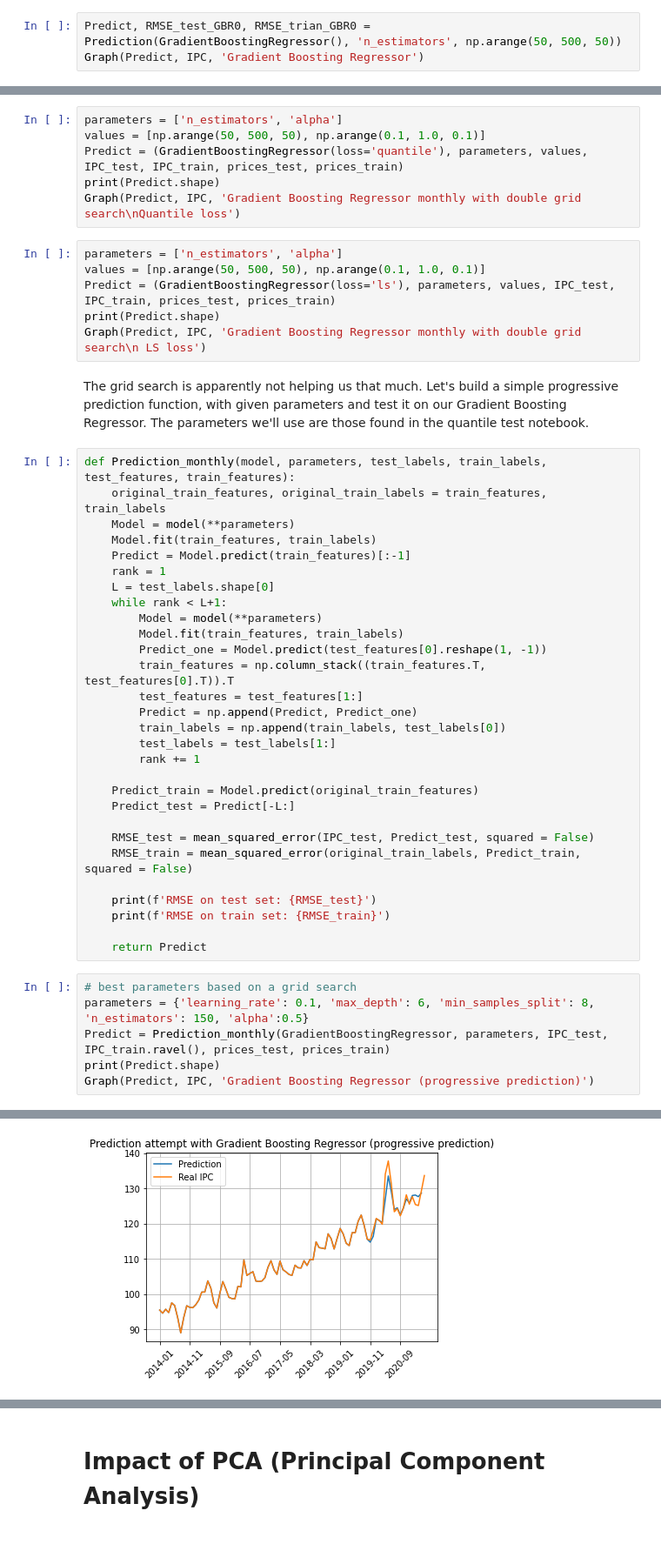
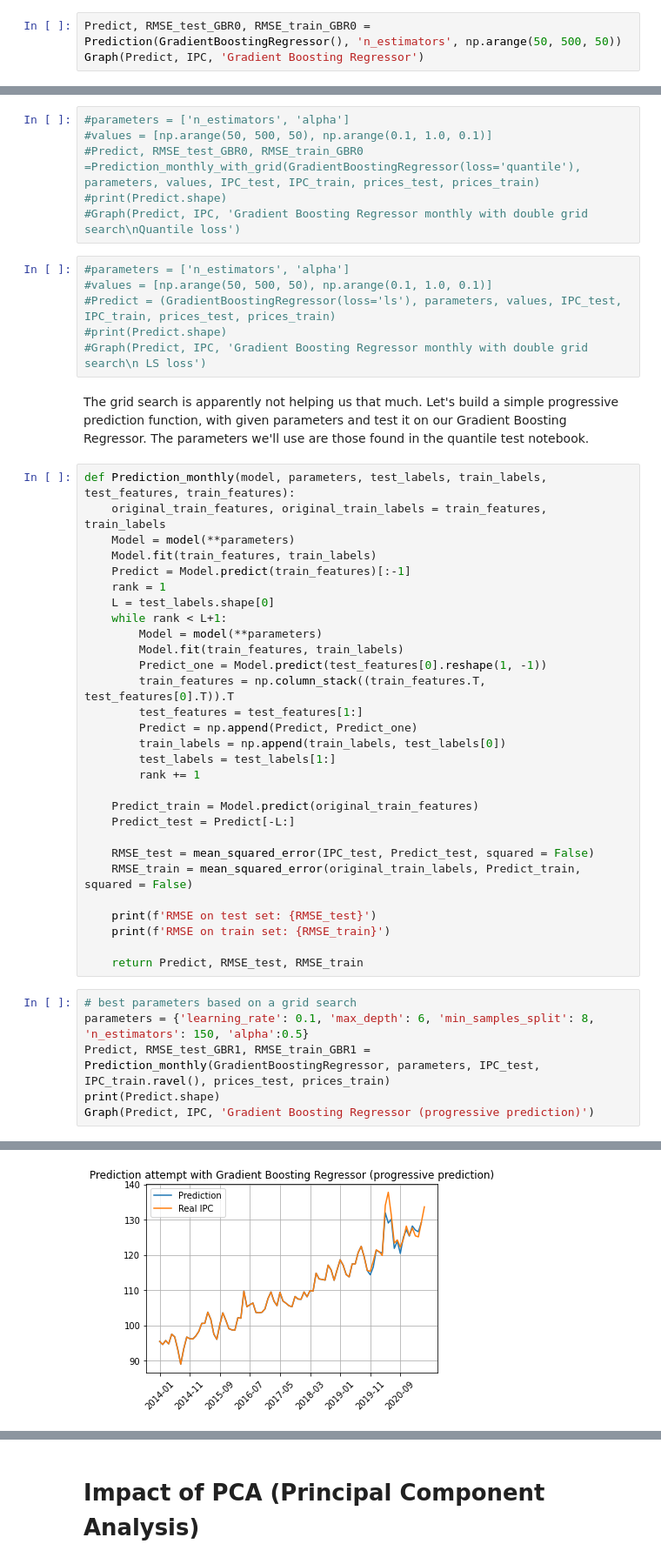
Before and after one commit to TristanBeuzelin/Projet-info-BNP, a Jupyter notebook: programms/simulations/Notebook/Global_notebook.ipynb, the cells around one changed output, grey strips where cells are left out. Shown at 87% size. Cells and saved outputs as stored; diff of their text form.

```diff
--- a/programms/simulations/Notebook/Global_notebook.ipynb
+++ b/programms/simulations/Notebook/Global_notebook.ipynb
@@ -163,6 +166,6 @@ RMSE on test set: 10.95008885047667
 RMSE on train set: 1.195308611219854
 [figure]
 # %%
-Predict, RMSE_test_GBR0, RMSE_trian_GBR0 = Prediction(GradientBoostingRegressor(), 'n_estimators', np.arange(50, 500, 50))
+Predict, RMSE_test_GBR0, RMSE_train_GBR0 = Prediction(GradientBoostingRegressor(), 'n_estimators', np.arange(50, 500, 50))
 Graph(Predict, IPC, 'Gradient Boosting Regressor')
 # %% [output]
@@ -193,17 +207,17 @@ def Prediction_monthly_with_grid(model, parameters, variation_lists, test_labels
         rank += 1
     return Predict
 # %%
-parameters = ['n_estimators', 'alpha']
-values = [np.arange(50, 500, 50), np.arange(0.1, 1.0, 0.1)]
-Predict = (GradientBoostingRegressor(loss='quantile'), parameters, values, IPC_test, IPC_train, prices_test, prices_train)
-print(Predict.shape)
-Graph(Predict, IPC, 'Gradient Boosting Regressor monthly with double grid search\nQuantile loss')
+#parameters = ['n_estimators', 'alpha']
+#values = [np.arange(50, 500, 50), np.arange(0.1, 1.0, 0.1)]
+#Predict, RMSE_test_GBR0, RMSE_train_GBR0 =Prediction_monthly_with_grid(GradientBoostingRegressor(loss='quantile'), parameters, values, IPC_test, IPC_train, prices_test, prices_train)
+#print(Predict.shape)
+#Graph(Predict, IPC, 'Gradient Boosting Regressor monthly with double grid search\nQuantile loss')
 # %%
-parameters = ['n_estimators', 'alpha']
-values = [np.arange(50, 500, 50), np.arange(0.1, 1.0, 0.1)]
-Predict = (GradientBoostingRegressor(loss='ls'), parameters, values, IPC_test, IPC_train, prices_test, prices_train)
-print(Predict.shape)
-Graph(Predict, IPC, 'Gradient Boosting Regressor monthly with double grid search\n LS loss')
+#parameters = ['n_estimators', 'alpha']
+#values = [np.arange(50, 500, 50), np.arange(0.1, 1.0, 0.1)]
+#Predict = (GradientBoostingRegressor(loss='ls'), parameters, values, IPC_test, IPC_train, prices_test, prices_train)
+#print(Predict.shape)
+#Graph(Predict, IPC, 'Gradient Boosting Regressor monthly with double grid search\n LS loss')
 # %% [markdown]
 The grid search is apparently not helping us that much. Let's build a simple progressive prediction function, with given parameters and test it on our Gradient Boosting Regressor. The parameters we'll use are those found in the quantile test notebook.
 # %%
@@ -234,11 +248,11 @@ def Prediction_monthly(model, parameters, test_labels, train_labels, test_featur
     print(f'RMSE on test set: {RMSE_test}')
     print(f'RMSE on train set: {RMSE_train}')
 
-    return Predict
+    return Predict, RMSE_test, RMSE_train
 # %%
 # best parameters based on a grid search
 parameters = {'learning_rate': 0.1, 'max_depth': 6, 'min_samples_split': 8, 'n_estimators': 150, 'alpha':0.5}
-Predict = Prediction_monthly(GradientBoostingRegressor, parameters, IPC_test, IPC_train.ravel(), prices_test, prices_train)
+Predict, RMSE_test_GBR1, RMSE_train_GBR1 = Prediction_monthly(GradientBoostingRegressor, parameters, IPC_test, IPC_train.ravel(), prices_test, prices_train)
 print(Predict.shape)
 Graph(Predict, IPC, 'Gradient Boosting Regressor (progressive prediction)')
 # %% [output]
@@ -247,5 +261,5 @@ RMSE on train set: 1.7622510529237512e-05
 (88,)
-[figure, old version]
+[figure, new version]
 # %%
 plt.plot(range(len(IPC)), IPC, label = "IPC")
 plt.plot(range(len(Predict)), Predict, label = "Prediction")
```
Also changed, not shown: parts of 33 cells of this notebook.
